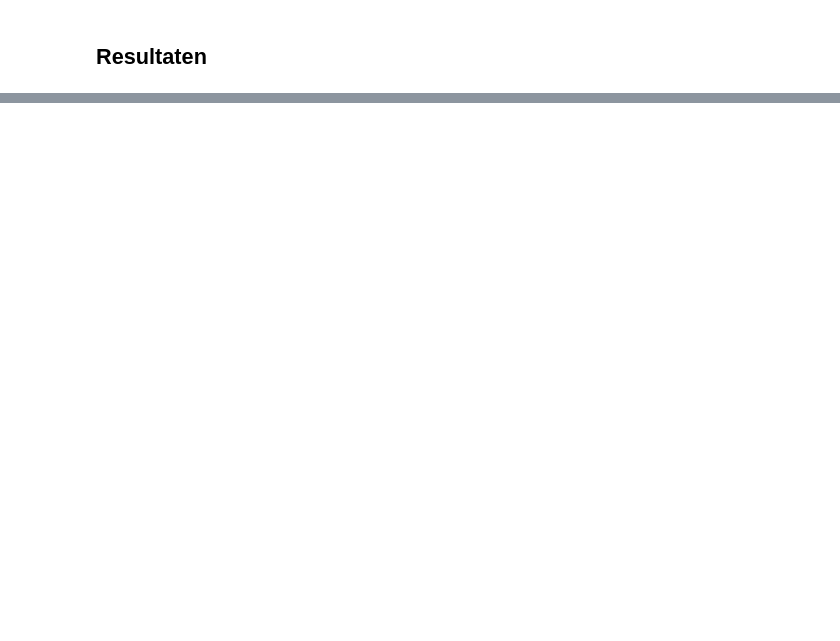
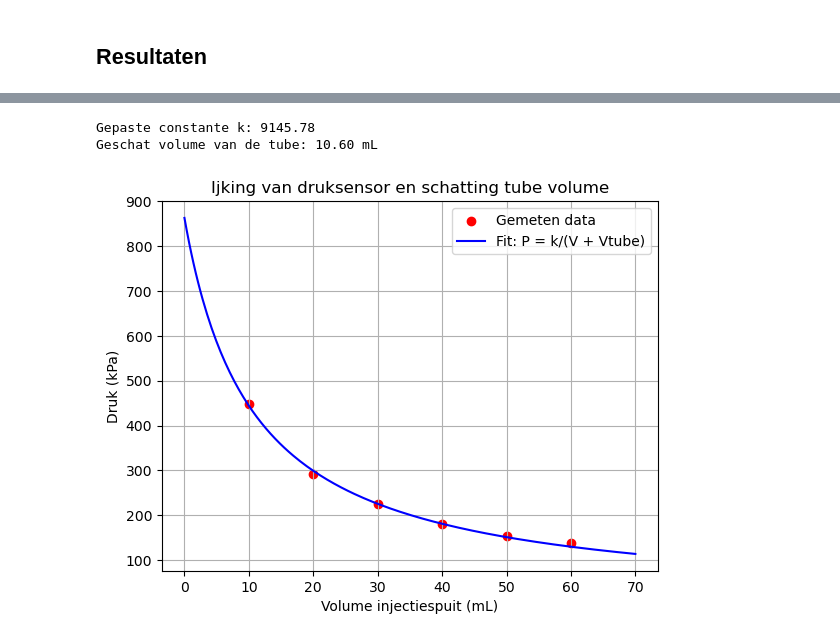
Before and after one commit to Radin-yo/Hebben-we-een-groepsnummer-, a Jupyter notebook: Content/Labs/druksensorijken.ipynb, the cells around one changed output, grey strips where cells are left out. Cells and saved outputs as stored; diff of their text form; code cells hidden in the pictures; blank space fills up the shorter version.

```diff
--- a/Content/Labs/druksensorijken.ipynb
+++ b/Content/Labs/druksensorijken.ipynb
@@ -76,2 +130,37 @@ Maak gebruik van een systematische fout in het volume om het volume van de tube
 # %%
-### Jouw data en code
+import numpy as np
+import matplotlib.pyplot as plt
+from scipy.optimize import curve_fit
+
+# Gegeven data: volume in mL, druk in kPa
+volumes = np.array([10, 20, 30, 40, 50, 60])
+drukken = np.array([447, 291, 225, 180, 153, 137])
+
+# Definieer het model: P * (V + Vtube) = constant
+# Of omgezet: P = k / (V + Vtube)
+def boyle_model(V, k, Vtube):
+    return k / (V + Vtube)
+
+# Curve fitting
+params, covariance = curve_fit(boyle_model, volumes, drukken, p0=[10000, 5])
+k_fit, Vtube_fit = params
+
+print(f"Gepaste constante k: {k_fit:.2f}")
+print(f"Geschat volume van de tube: {Vtube_fit:.2f} mL")
+
+# Plot de data en de fit
+V_plot = np.linspace(0, 70, 200)
+P_fit = boyle_model(V_plot, k_fit, Vtube_fit)
+
+plt.scatter(volumes, drukken, color='red', label='Gemeten data')
+plt.plot(V_plot, P_fit, color='blue', label='Fit: P = k/(V + Vtube)')
+plt.xlabel('Volume injectiespuit (mL)')
+plt.ylabel('Druk (kPa)')
+plt.title('Ijking van druksensor en schatting tube volume')
+plt.legend()
+plt.grid(True)
+plt.show()
+# %% [output]
+Gepaste constante k: 9145.78
+Geschat volume van de tube: 10.60 mL
+[figure, added]
```
Also changed, not shown: parts of 2 cells of this notebook, 2 other files.
